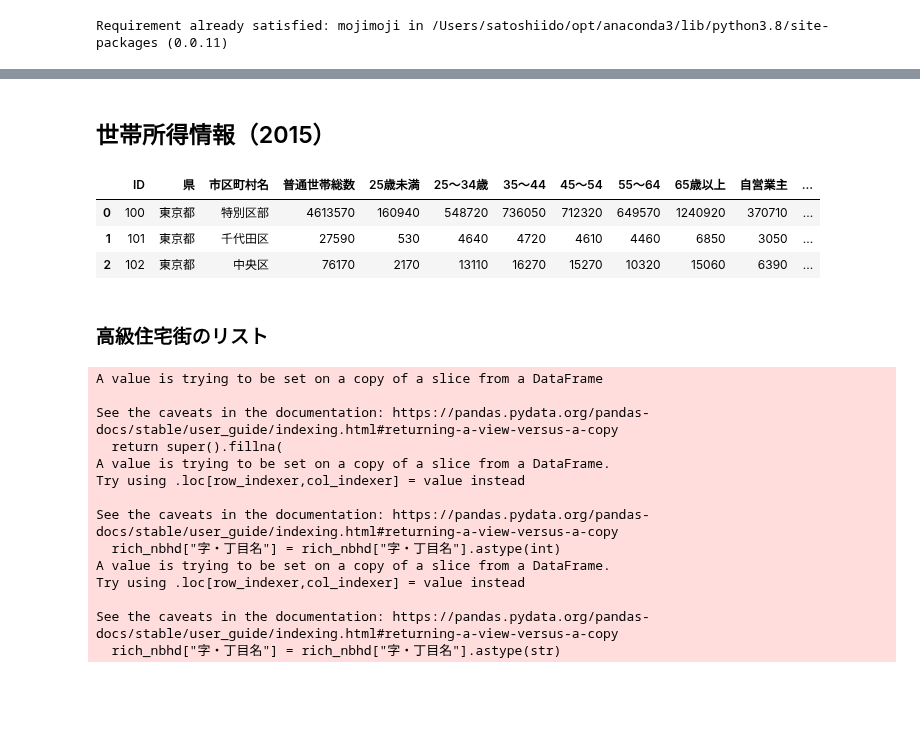
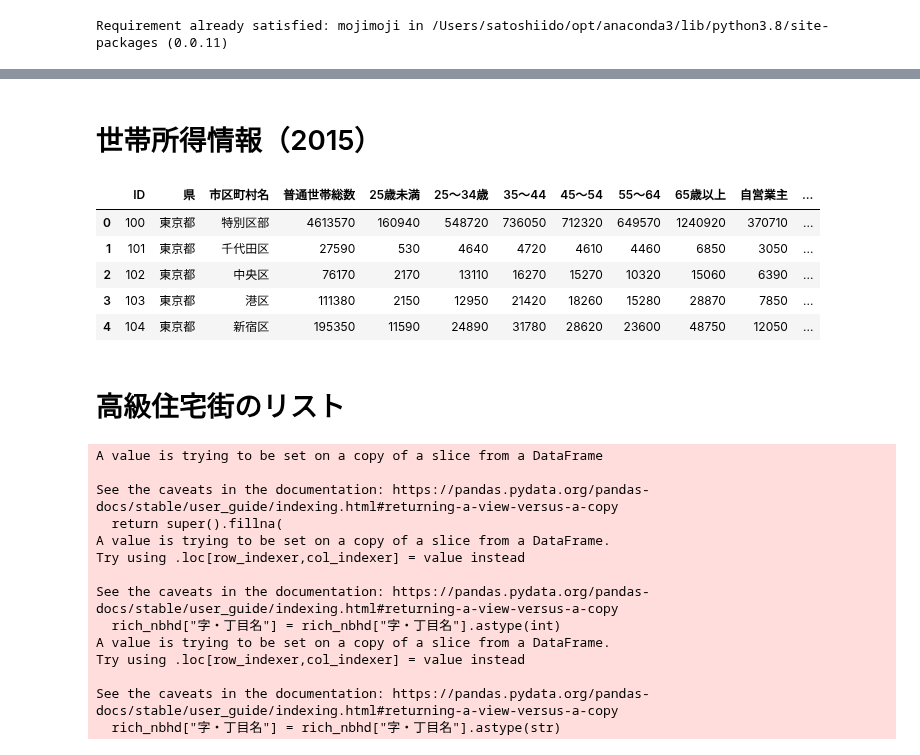
Before and after one commit to idosatoshi0118/python, a Jupyter notebook: 小売系企業インターン/チラシ-高級持ち家への配布エリアプロット.ipynb, the cells around one changed output, grey strips where cells are left out. Drawn from its saved outputs; the diff is of its cells as text; code cells hidden in the pictures; blank space fills up the shorter version.

```diff
--- a/小売系企業インターン/チラシ-高級持ち家への配布エリアプロット.ipynb
+++ b/小売系企業インターン/チラシ-高級持ち家への配布エリアプロット.ipynb
@@ -133,16 +109,19 @@ kokuzei2[kokuzei2["大字・町名"] == "南青山"]
 # %% [markdown]
-## 世帯所得情報（2015）
+# 世帯所得情報（2015）
 # %%
 TYO_income = pd.read_csv('東京都世帯収入2015.csv', low_memory=False) #from e-stat
 TYO_income.rename(columns={'市区町村':'市区町村名'}, inplace = True) #ラベル名変更
-TYO_income.head(3)
-# %% [output]
-|  | ID | 県 | 市区町村名 | 普通世帯総数 | 25歳未満 | 25〜34歳 | 35〜44 | 45〜54 | 55〜64 | 65歳以上 | 自営業主 | ... |
-| 0 | 100 | 東京都 | 特別区部 | 4613570 | 160940 | 548720 | 736050 | 712320 | 649570 | 1240920 | 370710 | ... |
-| 1 | 101 | 東京都 | 千代田区 | 27590 | 530 | 4640 | 4720 | 4610 | 4460 | 6850 | 3050 | ... |
-| 2 | 102 | 東京都 | 中央区 | 76170 | 2170 | 13110 | 16270 | 15270 | 10320 | 15060 | 6390 | ... |
+# %%
+TYO_income.head()
+# %% [output]
+|  | ID | 県 | 市区町村名 | 普通世帯総数 | 25歳未満 | 25〜34歳 | 35〜44 | 45〜54 | 55〜64 | 65歳以上 | 自営業主 | ... |
+| 0 | 100 | 東京都 | 特別区部 | 4613570 | 160940 | 548720 | 736050 | 712320 | 649570 | 1240920 | 370710 | ... |
+| 1 | 101 | 東京都 | 千代田区 | 27590 | 530 | 4640 | 4720 | 4610 | 4460 | 6850 | 3050 | ... |
+| 2 | 102 | 東京都 | 中央区 | 76170 | 2170 | 13110 | 16270 | 15270 | 10320 | 15060 | 6390 | ... |
+| 3 | 103 | 東京都 | 港区 | 111380 | 2150 | 12950 | 21420 | 18260 | 15280 | 28870 | 7850 | ... |
+| 4 | 104 | 東京都 | 新宿区 | 195350 | 11590 | 24890 | 31780 | 28620 | 23600 | 48750 | 12050 | ... |
 # %% [markdown]
-### 高級住宅街のリスト
+# 高級住宅街のリスト
 # %%
 dff = pd.read_csv('エリア(区)ごとの買取総額 - 高級持ち家エリア.csv', low_memory=False)
 dff["市区町村名"] = dff["市区町村名"] + "区"
```
Also changed, not shown: parts of 26 cells of this notebook.
